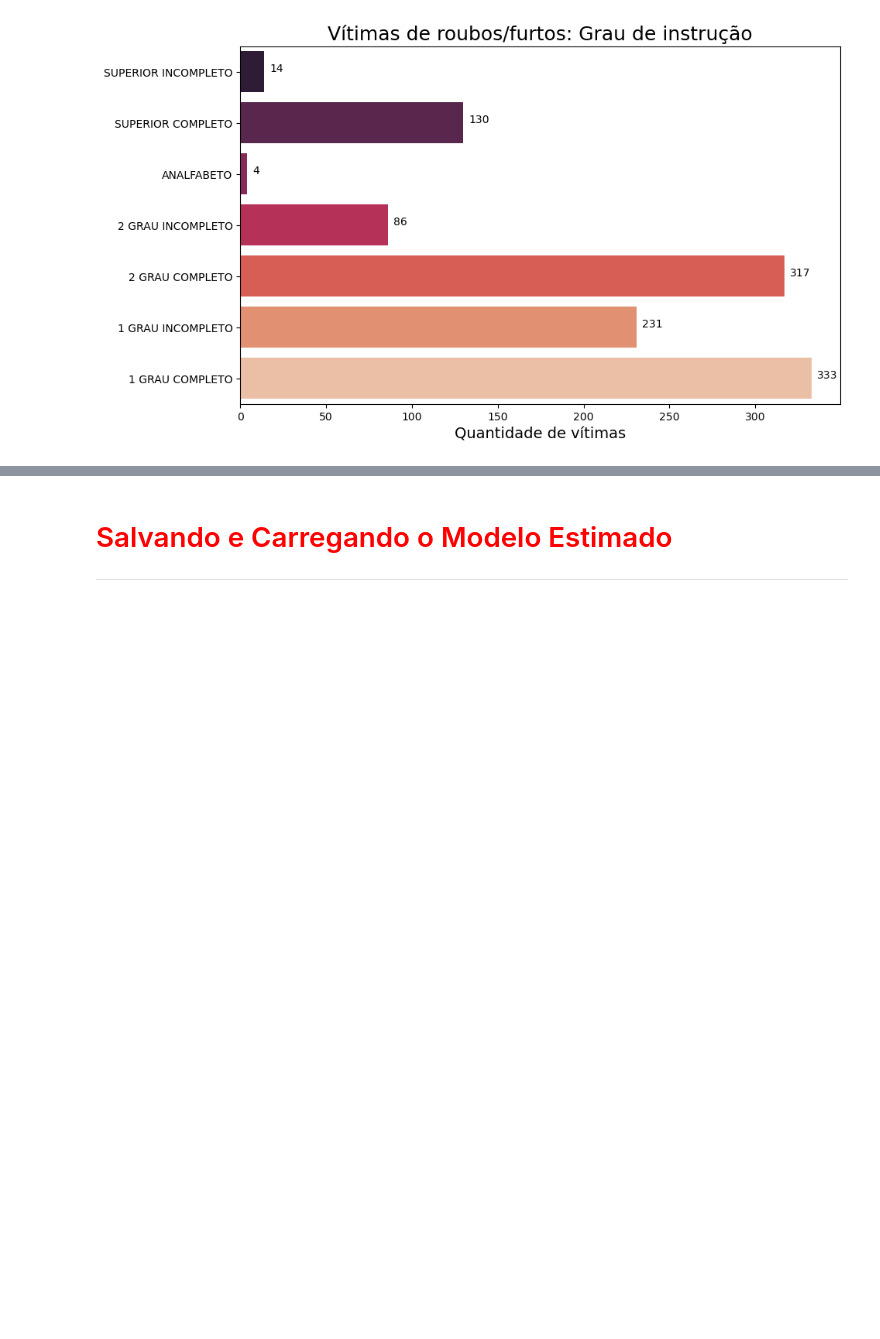
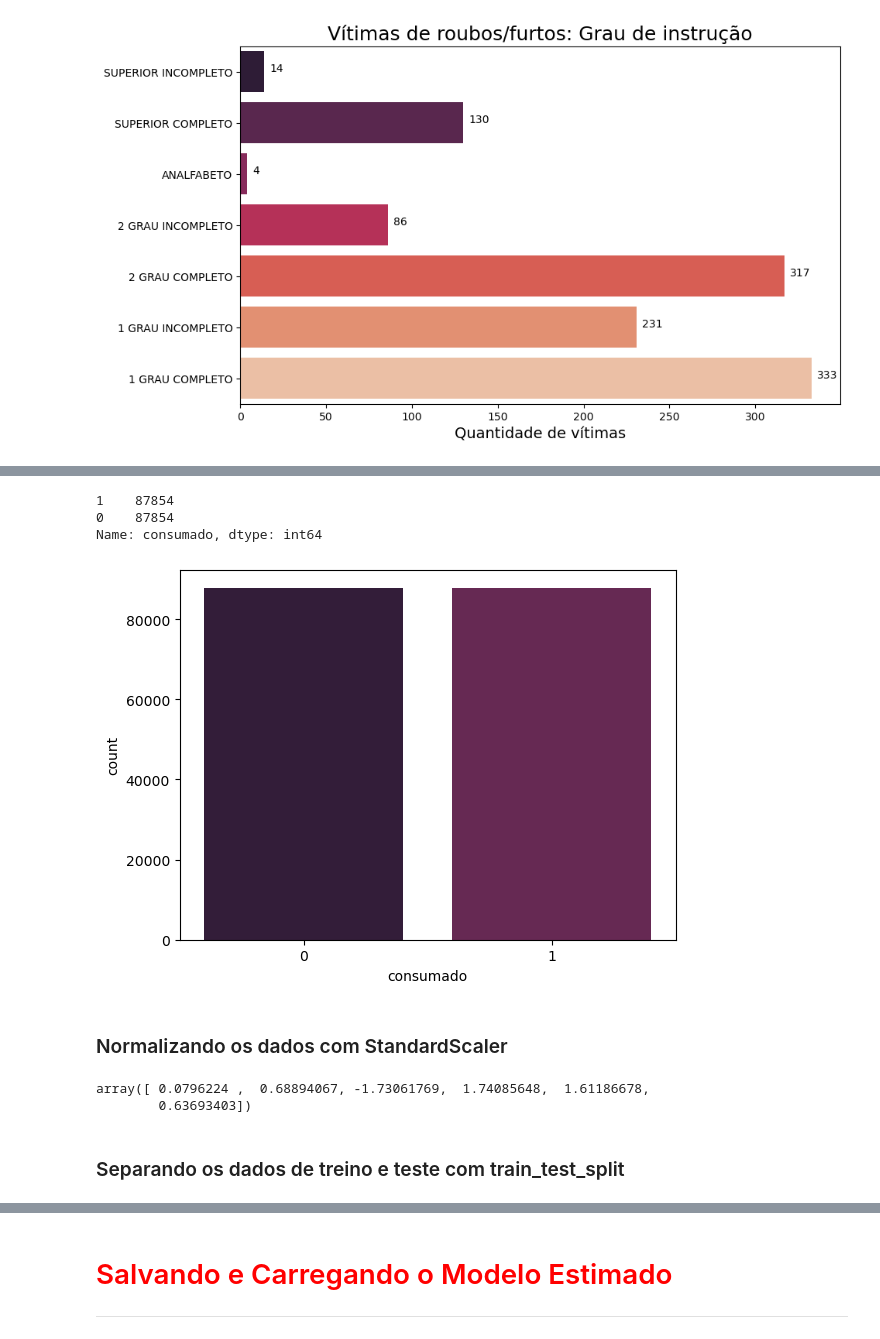
Before and after one commit to anderdot/previsao-crimes, a Jupyter notebook: Analises/Modelo Preditiva.ipynb, the cells around one changed output, grey strips where cells are left out. Drawn from its saved outputs; the diff is of its cells as text; code cells hidden in the pictures; blank space fills up the shorter version.

```diff
--- a/Analises/Modelo Preditiva.ipynb
+++ b/Analises/Modelo Preditiva.ipynb
@@ -710,0 +835,5 @@ $$R^2(y, \hat{y}) = 1 - \frac {\sum_{i=0}^{n-1}(y_i-\hat{y}_i)^2}{\sum_{i=0}^{n-
+# %%
+# dados X = dados de entrada (features)
+X = dados_ML.drop(['consumado'], axis = 1)
+# dados y = dados de saída (target)
+y = dados_ML['consumado']
@@ -710,0 +892,35 @@ $$R^2(y, \hat{y}) = 1 - \frac {\sum_{i=0}^{n-1}(y_i-\hat{y}_i)^2}{\sum_{i=0}^{n-
+# %%
+# Importando a classe SMOTE para gerar dados sintéticos.
+from imblearn.over_sampling import SMOTE
+
+smt = SMOTE(random_state=123)  # Instancia um objeto da classe SMOTE
+X, y = smt.fit_resample(X, y)  # Realiza a reamostragem do conjunto de dados.
+# %%
+# Concatena a variável target (y) com as features (X)
+dados_ML_v1 = pd.concat([X, y], axis=1)
+
+# Criando um gráfico para verificar a distribuição dos dados 0 e 1 da coluna 'consumado'.
+ax = sns.countplot(x='consumado', data=dados_ML_v1)
+
+# Verifica se o balanceamento foi realizado.
+dados_ML_v1['consumado'].value_counts()
+# %% [output]
+1    87854
+0    87854
+Name: consumado, dtype: int64
+[figure, added]
+# %% [markdown]
+### Normalizando os dados com StandardScaler
+# %%
+from sklearn.preprocessing import StandardScaler
+
+# Deixando os dados do feature na mesma escala.
+norm = StandardScaler()
+
+x_norm = norm.fit_transform(X)
+x_norm[0]
+# %% [output]
+array([ 0.0796224 ,  0.68894067, -1.73061769,  1.74085648,  1.61186678,
+        0.63693403])
+# %% [markdown]
+### Separando os dados de treino e teste com train_test_split
```
Also changed, not shown: parts of 54 cells of this notebook, 1 other file.
